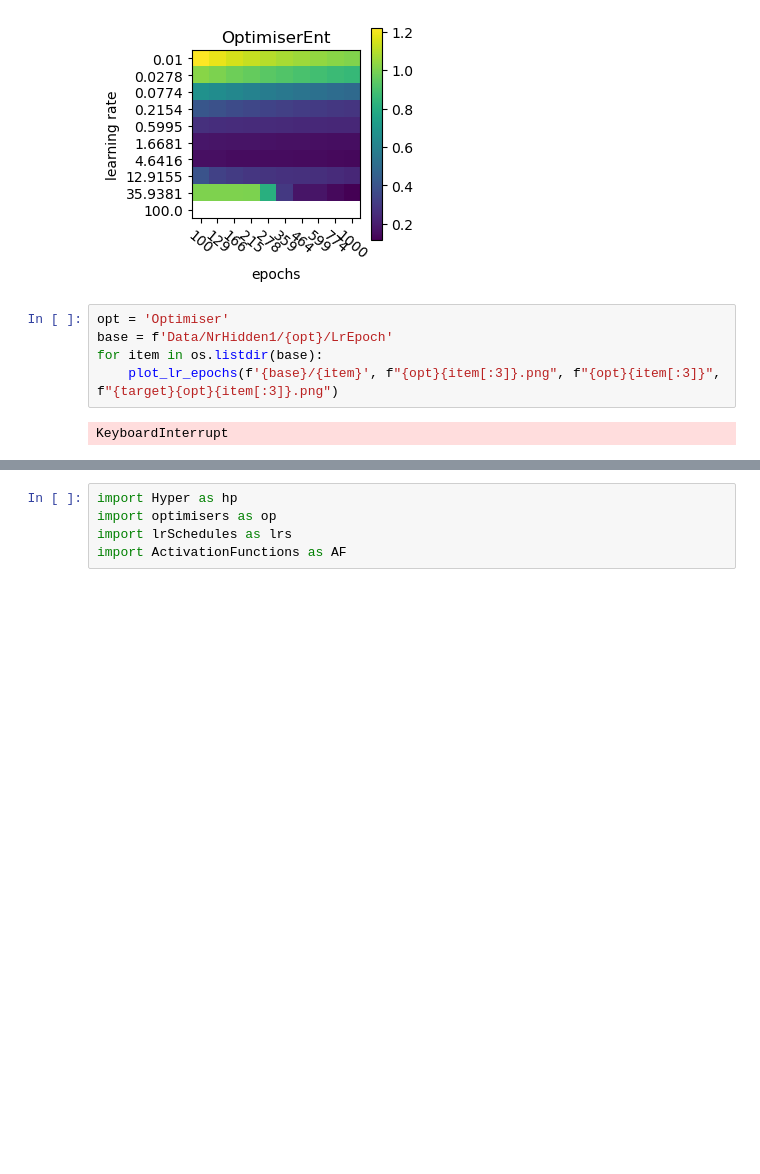
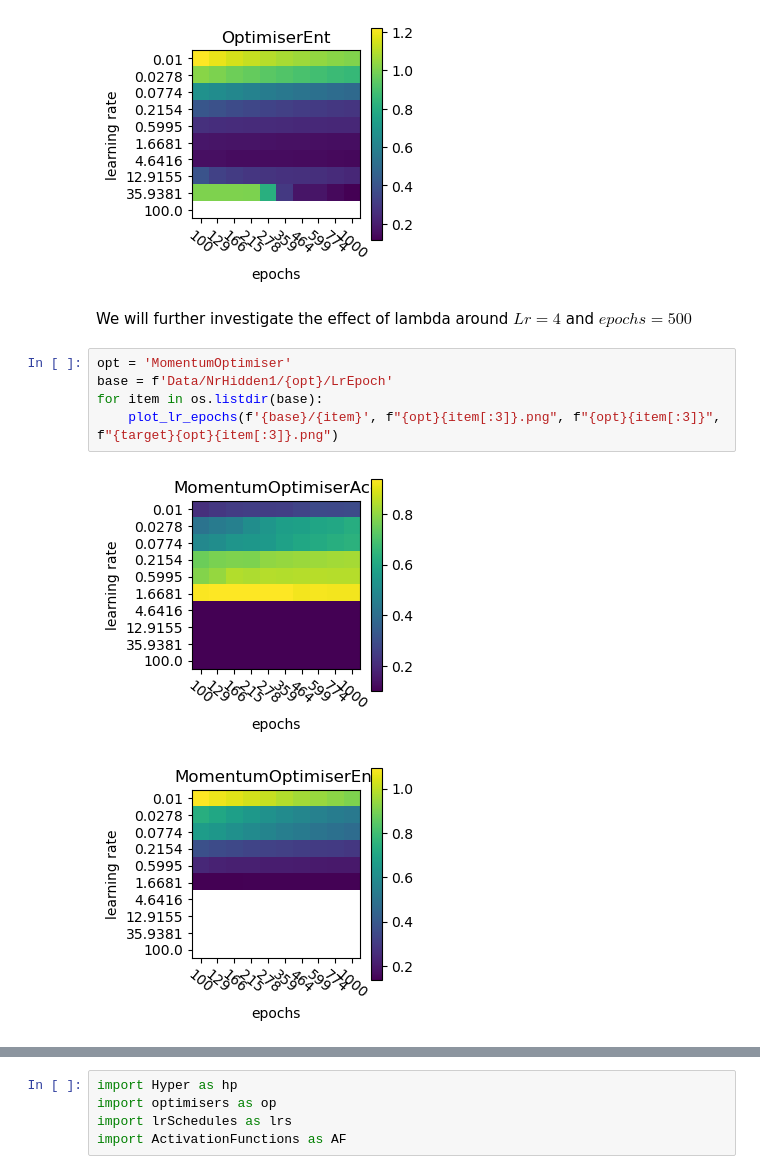
Before and after one commit to DavidSvejda2507/FYS-STK4155-Project-2, a Jupyter notebook: Notebook.ipynb, the cells around one changed output, grey strips where cells are left out. Saved outputs shown, nothing was run; the diff lists cells and outputs as text; blank space fills up the shorter version.

```diff
--- a/Notebook.ipynb
+++ b/Notebook.ipynb
@@ -362,10 +378,13 @@ for item in os.listdir(base):
 # %% [output]
 [figure]
 [figure]
+# %% [markdown]
+We will further investigate the effect of lambda around $Lr = 4$ and $epochs = 500$
 # %%
-opt = 'Optimiser'
+opt = 'MomentumOptimiser'
 base = f'Data/NrHidden1/{opt}/LrEpoch'
 for item in os.listdir(base):
     plot_lr_epochs(f'{base}/{item}', f"{opt}{item[:3]}.png", f"{opt}{item[:3]}", f"{target}{opt}{item[:3]}.png")
 # %% [output]
-KeyboardInterrupt
+[figure, added]
+[figure, added]
```
Also changed, not shown: parts of 40 cells of this notebook, 43 other files.
